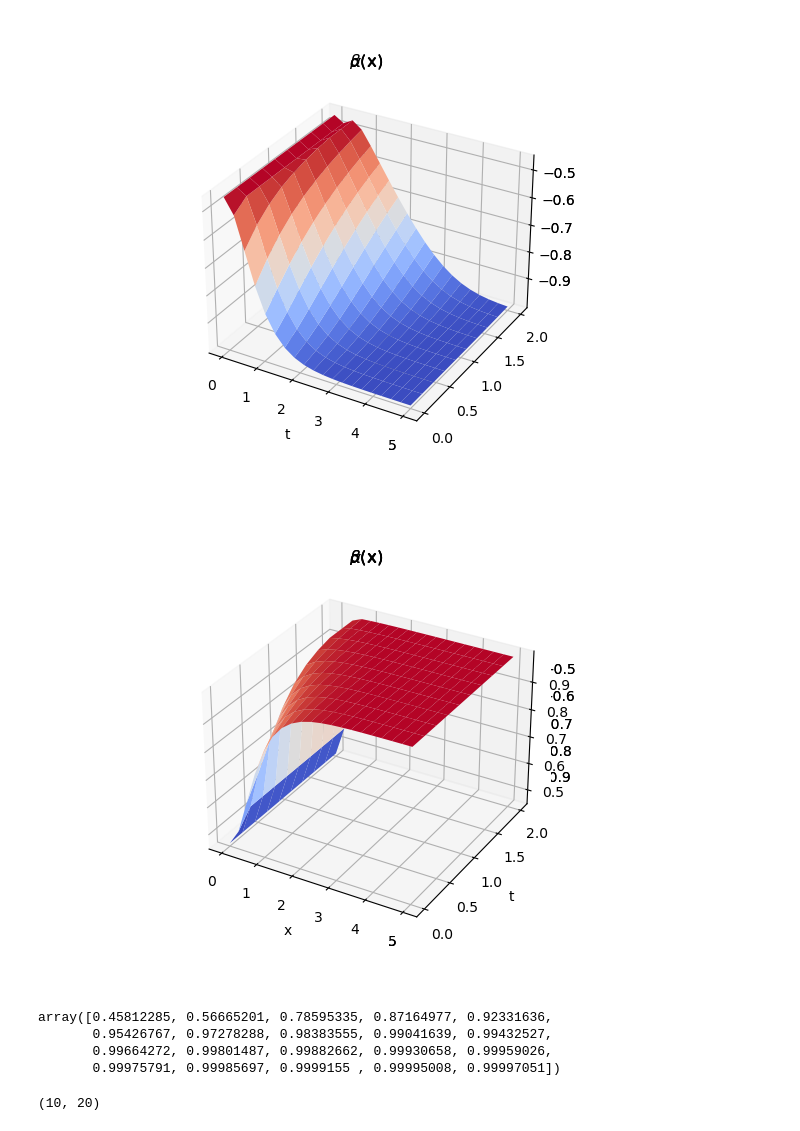
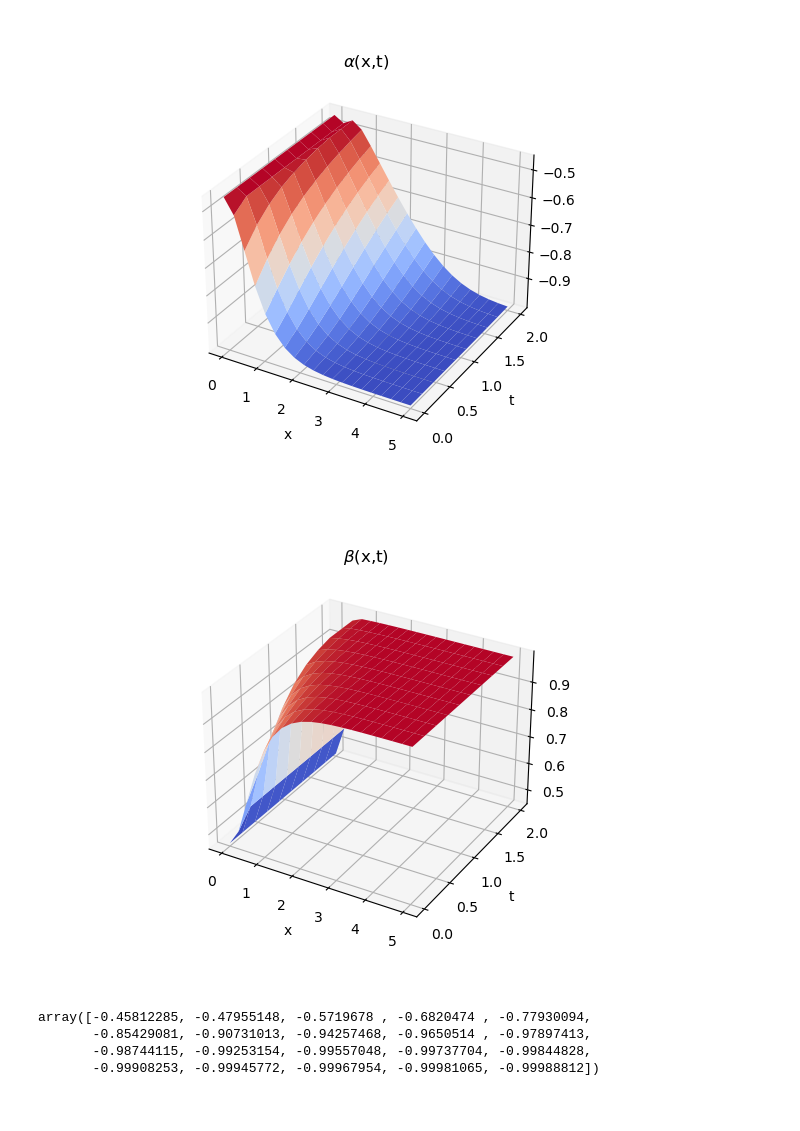
Before and after one commit to infiniteplane/dNLS, a Jupyter notebook: special-initial-condition.ipynb, the cells around one changed output. Cells and saved outputs as stored; diff of their text form; code cells hidden in the pictures.

```diff
--- a/special-initial-condition.ipynb
+++ b/special-initial-condition.ipynb
@@ -188,33 +144,29 @@ for t_idx in range(1,num_tsamples):
 # %%
-%matplotlib ipympl
-plt.ion()
-fig3, ax3 = plt.subplots(subplot_kw={"projection": "3d"}, num=' ')
-ax.clear()
-ax3.plot_surface(XX,TT, alphas, cmap="coolwarm")
-ax3.set_title(r"$\alpha$(x)")
-ax3.set_xlabel('x')
-ax3.set_ylabel('t')
+plt.close()
+fig2, ax2 = plt.subplots(subplot_kw={"projection": "3d"}, num=' ')
+ax2.clear()
+ax2.plot_surface(XX,TT, alphas, cmap="coolwarm")
+ax2.set_title(r"$\alpha$(x,t)")
+ax2.set_xlabel('x')
+ax2.set_ylabel('t')
 plt.show()
 # %% [output]
-[figure, old version]
+[figure, new version]
 # %%
-fig4, ax4 = plt.subplots(subplot_kw={"projection": "3d"}, num=' ')
-ax4.clear()
-ax4.plot_surface(XX,TT, betas, cmap='coolwarm')
-ax4.set_title(r"$\beta$(x)")
-ax4.set_xlabel('x')
-ax4.set_ylabel('t')
+plt.close()
+fig3, ax3 = plt.subplots(subplot_kw={"projection": "3d"}, num=' ')
+ax3.clear()
+ax3.plot_surface(XX,TT, betas, cmap='coolwarm')
+ax3.set_title(r"$\beta$(x,t)")
+ax3.set_xlabel('x')
+ax3.set_ylabel('t')
 plt.show()
 # %% [output]
-[figure, old version]
+[figure, new version]
-# %%
-betas[2]
-# %% [output]
-array([0.45812285, 0.56665201, 0.78595335, 0.87164977, 0.92331636,
-       0.95426767, 0.97278288, 0.98383555, 0.99041639, 0.99432527,
-       0.99664272, 0.99801487, 0.99882662, 0.99930658, 0.99959026,
-       0.99975791, 0.99985697, 0.9999155 , 0.99995008, 0.99997051])
-# %%
-shape(alphas)
-# %% [output]
-(10, 20)
+# %%
+alphas[:][1]
+# %% [output]
+array([-0.45812285, -0.47955148, -0.5719678 , -0.6820474 , -0.77930094,
+       -0.85429081, -0.90731013, -0.94257468, -0.9650514 , -0.97897413,
+       -0.98744115, -0.99253154, -0.99557048, -0.99737704, -0.99844828,
+       -0.99908253, -0.99945772, -0.99967954, -0.99981065, -0.99988812])
```
Also changed, not shown: parts of 12 cells of this notebook, 1 other file.
